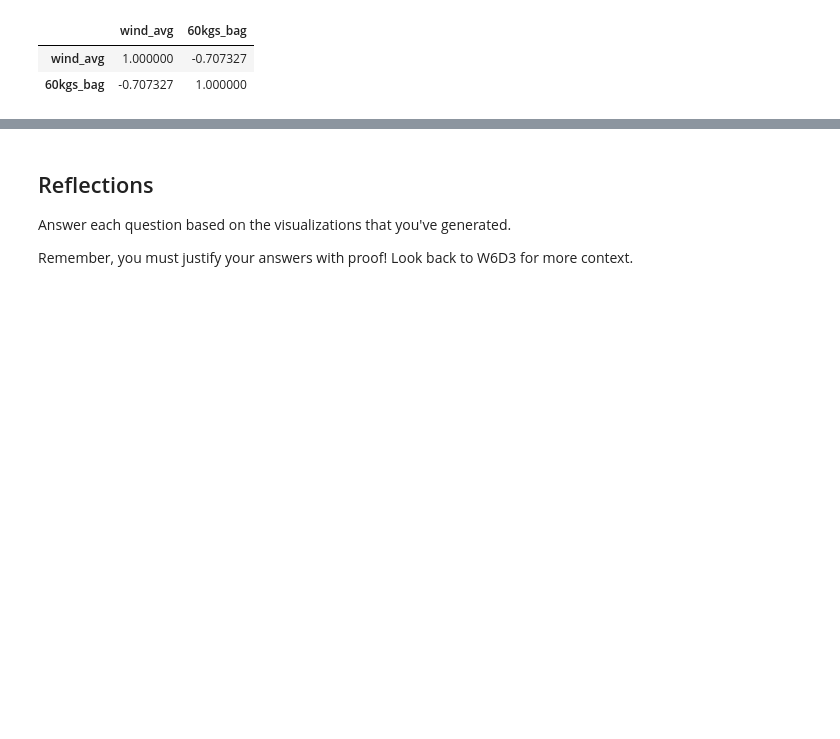
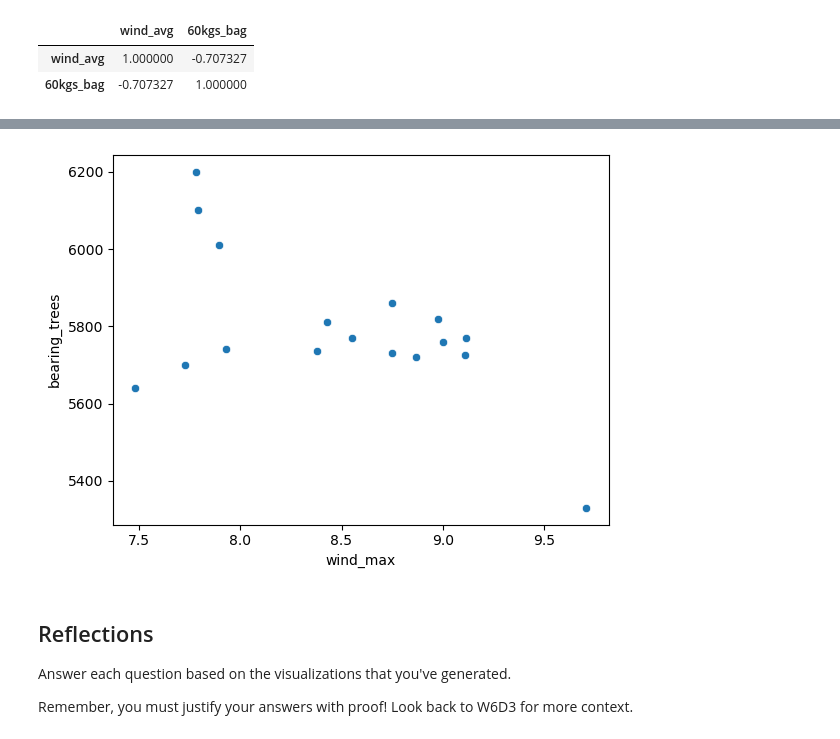
Before and after one commit to grullon-mina/Coffee-Weather-Data-Analysis, a Jupyter notebook: notebooks/analysis.ipynb, the cells around one changed output, grey strips where cells are left out. Saved outputs shown, nothing was run; the diff lists cells and outputs as text; code cells hidden in the pictures; blank space fills up the shorter version.

```diff
--- a/notebooks/analysis.ipynb
+++ b/notebooks/analysis.ipynb
@@ -142,3 +155,9 @@ combined_dfs[["wind_avg", "60kgs_bag"]].corr()
+# %%
+# rain_max and wind_max
+sns.scatterplot(combined_dfs, y="bearing_trees", x="wind_max")
+plt.show()
+# %% [output]
+[figure, added]
 # %% [markdown]
 ## Reflections
 
```
Also changed, not shown: parts of 7 cells of this notebook.
